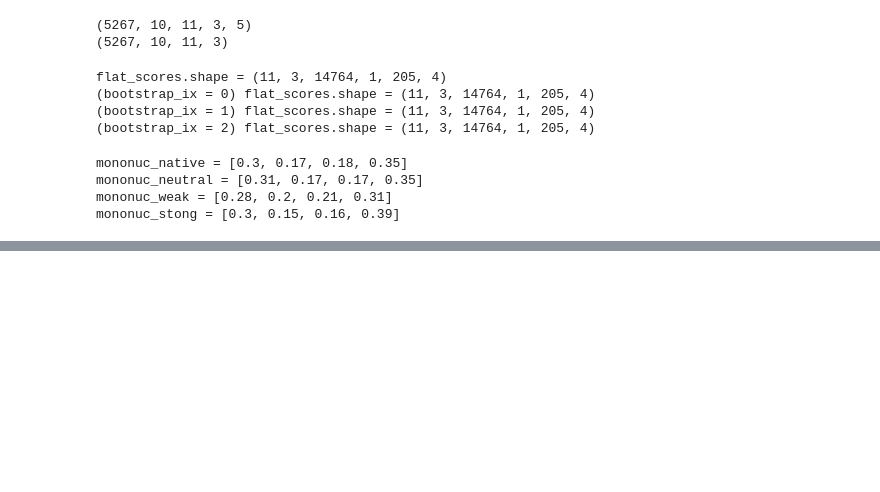
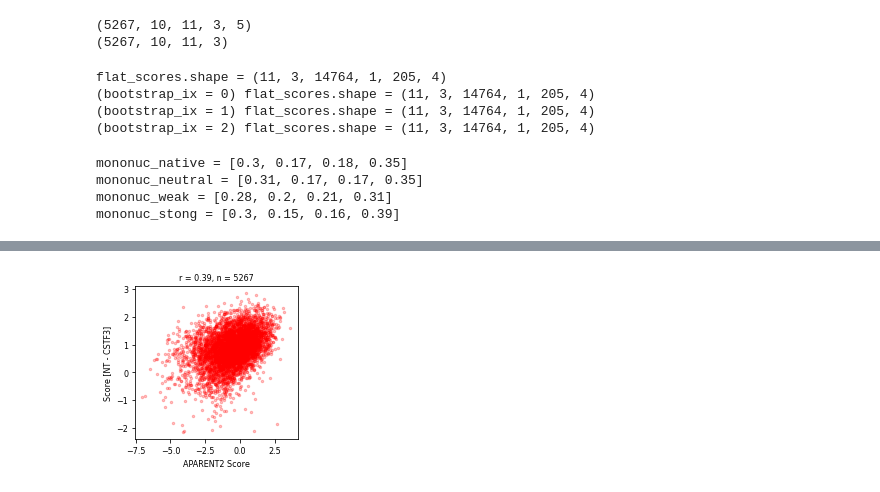
Before and after one commit to johli/aparent-perturb, a Jupyter notebook: data/design/inspect_designed_seqs_aim1_CSTF3_unif_bg_window_size_9.ipynb, the cells around one changed output, grey strips where cells are left out. Saved outputs shown, nothing was run; the diff lists cells and outputs as text; code cells hidden in the pictures; blank space fills up the shorter version.

```diff
--- a/data/design/inspect_designed_seqs_aim1_CSTF3_unif_bg_window_size_9.ipynb
+++ b/data/design/inspect_designed_seqs_aim1_CSTF3_unif_bg_window_size_9.ipynb
@@ -760,3 +1060,35 @@ mononuc_stong = [0.3, 0.15, 0.16, 0.39]
+# %%
+#Compare aparent2 scores to perturbation predictions (CSTF3)
+
+from scipy.stats import spearmanr
+
+cell_type_1_ix = 0
+cell_type_2_ix = 4
+
+score_ix = 2
+
+s_prox = flat_s[flat_masks[score_ix] == 1]
+perturb_prox = flat_ts[flat_masks[score_ix] == 1, cell_type_1_ix, score_ix] - flat_ts[flat_masks[score_ix] == 1, cell_type_2_ix, score_ix]
+
+r_val, _ = spearmanr(s_prox, perturb_prox)
+
+f = plt.figure(figsize=(3, 3))
+
+plt.scatter(s_prox, perturb_prox, s=6, color='green' if score_ix == 0 else 'red', alpha=0.25)
+
+plt.xticks(fontsize=8)
+plt.yticks(fontsize=8)
+
+plt.xlabel("APARENT2 Score", fontsize=8)
+plt.ylabel("Score [NT - " + subset_cell_types[cell_type_2_ix] + "]", fontsize=8)
+
+plt.title("r = " + str(round(r_val, 2)) + ", n = " + str(s_prox.shape[0]), fontsize=8)
+
+plt.tight_layout()
+
+plt.show()
+# %% [output]
+[figure, added]
 # %%
 #Function to visualize sequence designs
 
```
Also changed, not shown: parts of 6 cells of this notebook, 7 other files.
